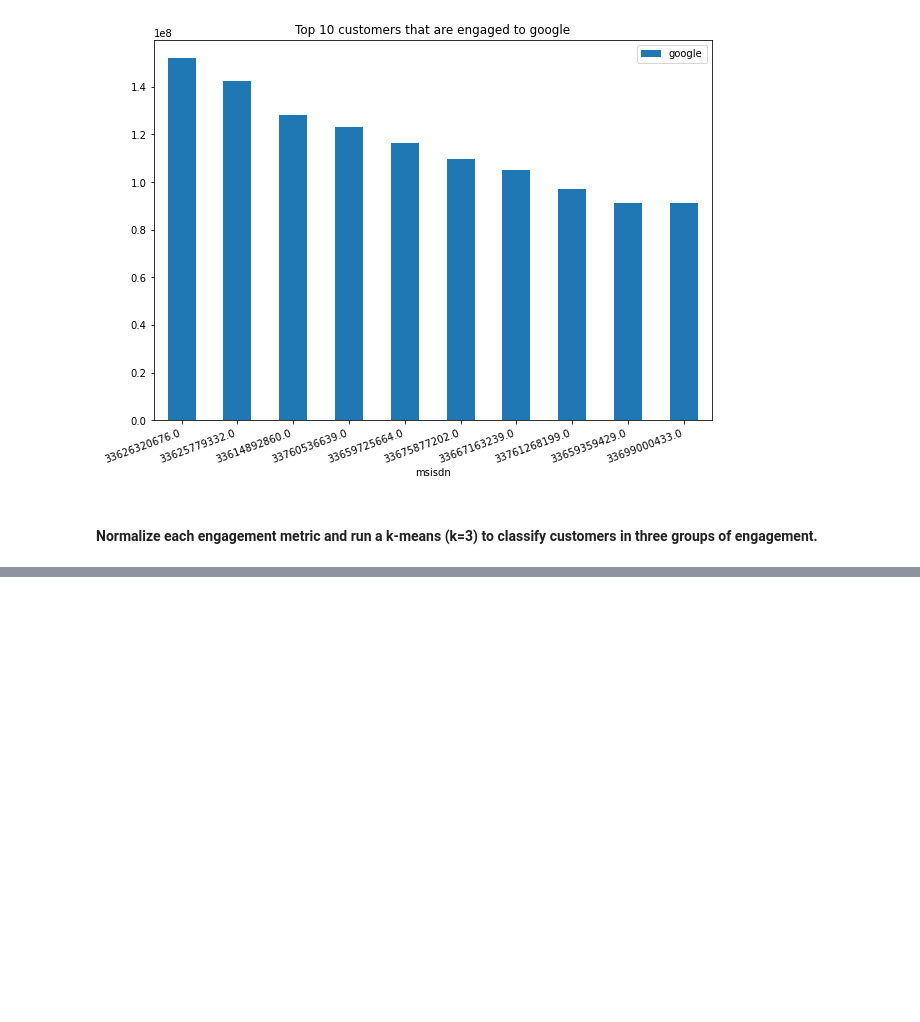
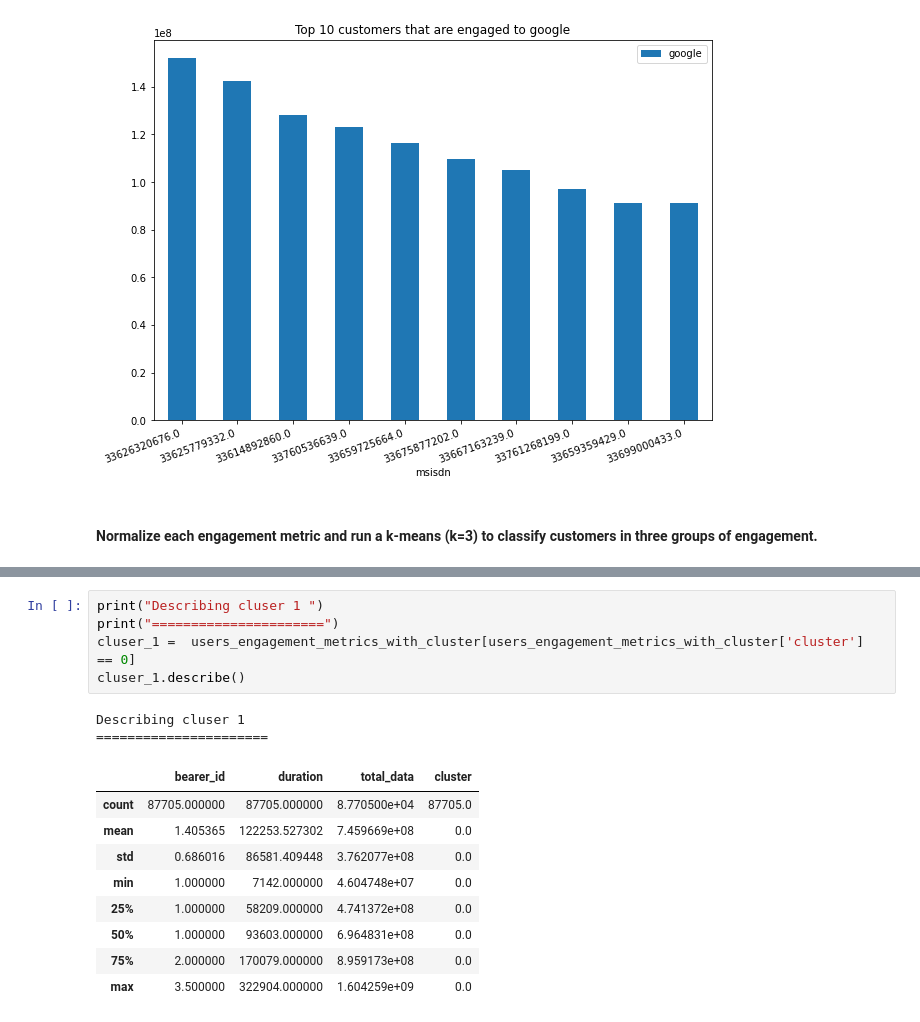
Before and after one commit to michaelgetachew-abebe/Telecom-User-Analytics, a Jupyter notebook: notebooks/user_engagement_analysis.ipynb, the cells around one changed output, grey strips where cells are left out. Saved outputs shown, nothing was run; the diff lists cells and outputs as text; blank space fills up the shorter version.

```diff
--- a/notebooks/user_engagement_analysis.ipynb
+++ b/notebooks/user_engagement_analysis.ipynb
@@ -260,0 +289,17 @@ users_engagement_metrics_with_cluster["cluster"] = predictions
+# %%
+print("Describing cluser 1 ")
+print("======================")
+cluser_1 =  users_engagement_metrics_with_cluster[users_engagement_metrics_with_cluster['cluster'] == 0]
+cluser_1.describe()
+# %% [output]
+Describing cluser 1
+======================
+|  | bearer_id | duration | total_data | cluster |
+| count | 87705.000000 | 87705.000000 | 8.770500e+04 | 87705.0 |
+| mean | 1.405365 | 122253.527302 | 7.459669e+08 | 0.0 |
+| std | 0.686016 | 86581.409448 | 3.762077e+08 | 0.0 |
+| min | 1.000000 | 7142.000000 | 4.604748e+07 | 0.0 |
+| 25% | 1.000000 | 58209.000000 | 4.741372e+08 | 0.0 |
+| 50% | 1.000000 | 93603.000000 | 6.964831e+08 | 0.0 |
+| 75% | 2.000000 | 170079.000000 | 8.959173e+08 | 0.0 |
+| max | 3.500000 | 322904.000000 | 1.604259e+09 | 0.0 |
```
Also changed, not shown: parts of 5 cells of this notebook, 1 other file.
